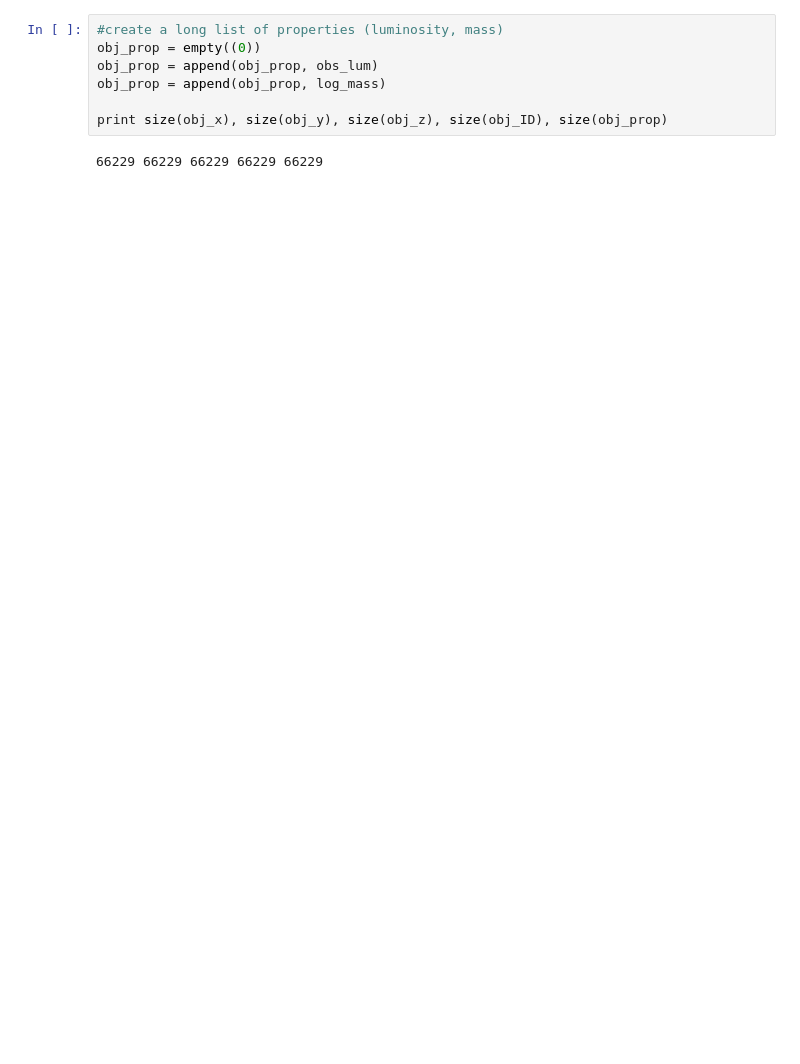
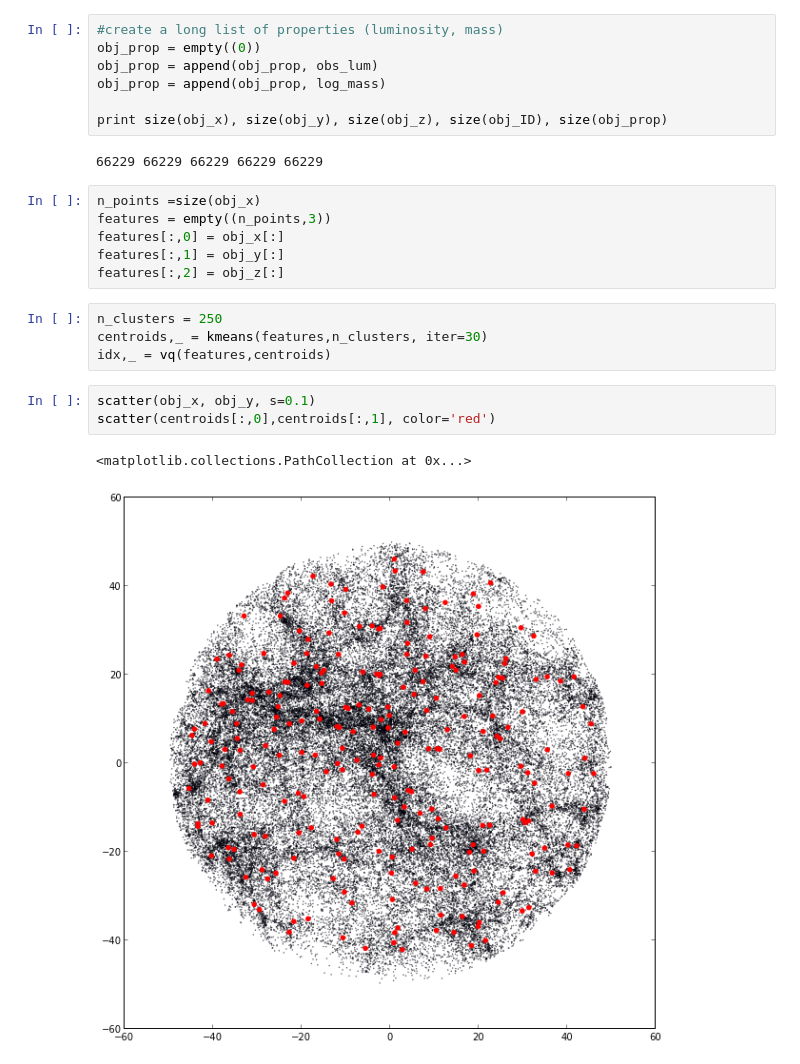
Before and after one commit to forero/NG_CLUES, a Jupyter notebook: code/abundance_matching.ipynb, the cells around one changed output. Drawn from its saved outputs; the diff is of its cells as text; blank space fills up the shorter version.

```diff
--- a/code/abundance_matching.ipynb
+++ b/code/abundance_matching.ipynb
@@ -122,3 +125,19 @@ obj_prop = append(obj_prop, log_mass)
 print size(obj_x), size(obj_y), size(obj_z), size(obj_ID), size(obj_prop)
 # %% [output]
 66229 66229 66229 66229 66229
+# %%
+n_points =size(obj_x)
+features = empty((n_points,3))
+features[:,0] = obj_x[:]
+features[:,1] = obj_y[:]
+features[:,2] = obj_z[:]
+# %%
+n_clusters = 250
+centroids,_ = kmeans(features,n_clusters, iter=30)
+idx,_ = vq(features,centroids)
+# %%
+scatter(obj_x, obj_y, s=0.1)
+scatter(centroids[:,0],centroids[:,1], color='red')
+# %% [output]
+<matplotlib.collections.PathCollection at 0x...>
+[figure, added]
```
Also changed, not shown: parts of 8 cells of this notebook.
